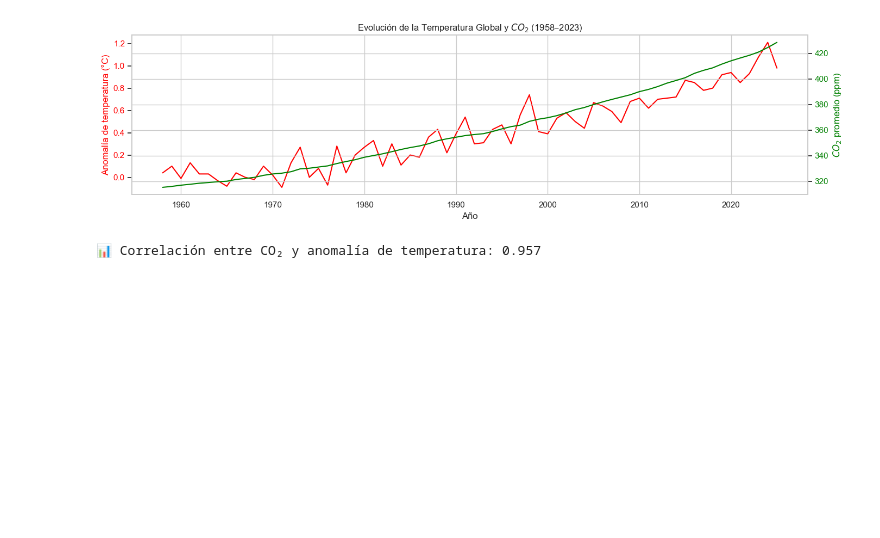
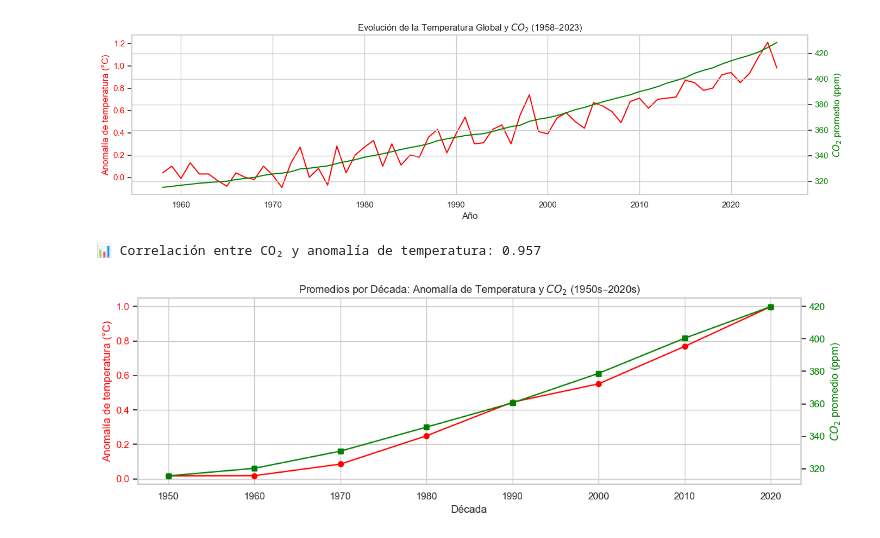
Before and after one commit to EslannyR/Tendencias-Climaticas, a Jupyter notebook: notebooks/01_exploracion_dataset.ipynb, the cells around one changed output. Saved outputs shown, nothing was run; the diff lists cells and outputs as text; code cells hidden in the pictures; blank space fills up the shorter version.

```diff
--- a/notebooks/01_exploracion_dataset.ipynb
+++ b/notebooks/01_exploracion_dataset.ipynb
@@ -204 +205,37 @@ print(f"📊 Correlación entre CO₂ y anomalía de temperatura: {corr:.3f}")
 df_comb.to_csv("../data/clean/df_comb.csv", index=False)
+# %%
+#Creamos una columna decade para agrupar por décadas para la data temperatura y CO2
+df_temp['decade'] = (df_temp['Year'] // 10) * 10
+df_co2['decade'] = (df_co2['year'] // 10) * 10
+df_comb['decade'] = (df_comb['Year'] // 10) * 10
+# %%
+# Agrupar por década y calcular el promedio
+temp_decade = df_temp.groupby('decade')['Anomaly'].mean().reset_index()
+co2_decade = df_co2.groupby('decade')['average'].mean().reset_index()
+# %%
+# Unir ambos en un solo DataFrame para graficar juntos
+df_decade = pd.merge(temp_decade, co2_decade, on='decade')
+# %%
+# Visualización de promedios por década
+fig, ax1 = plt.subplots(figsize=(12, 4))
+
+# Eje de temperatura
+color1 = 'red'
+ax1.set_xlabel('Década')
+ax1.set_ylabel('Anomalía de temperatura (°C)', color=color1)
+ax1.plot(df_decade['decade'], df_decade['Anomaly'], marker='o', color=color1)
+ax1.tick_params(axis='y', labelcolor=color1)
+
+# Eje de CO2
+ax2 = ax1.twinx()
+color2 = 'green'
+ax2.set_ylabel('$CO_2$ promedio (ppm)', color=color2)
+ax2.plot(df_decade['decade'], df_decade['average'], marker='s', color=color2)
+ax2.tick_params(axis='y', labelcolor=color2)
+
+plt.title("Promedios por Década: Anomalía de Temperatura y $CO_2$ (1950s–2020s)")
+plt.grid(False)
+plt.tight_layout()
+plt.show()
+# %% [output]
+[figure, added]
```
Also changed, not shown: parts of 9 cells of this notebook, 1 other file.
